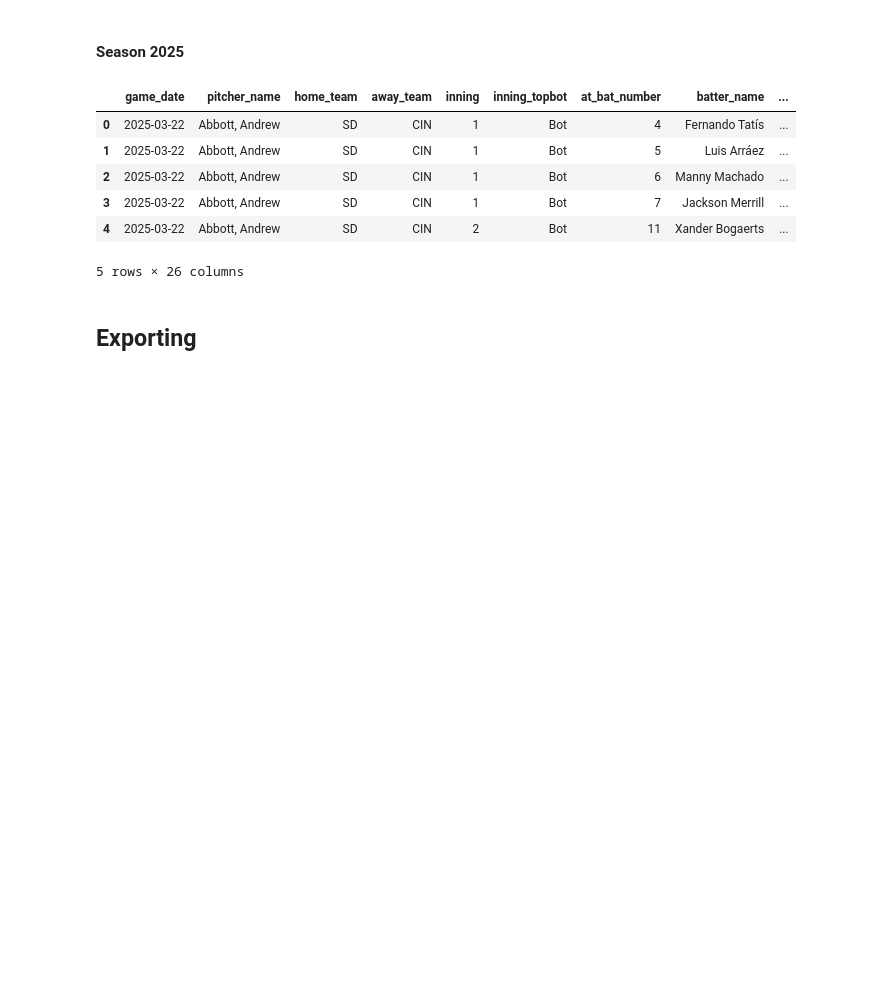
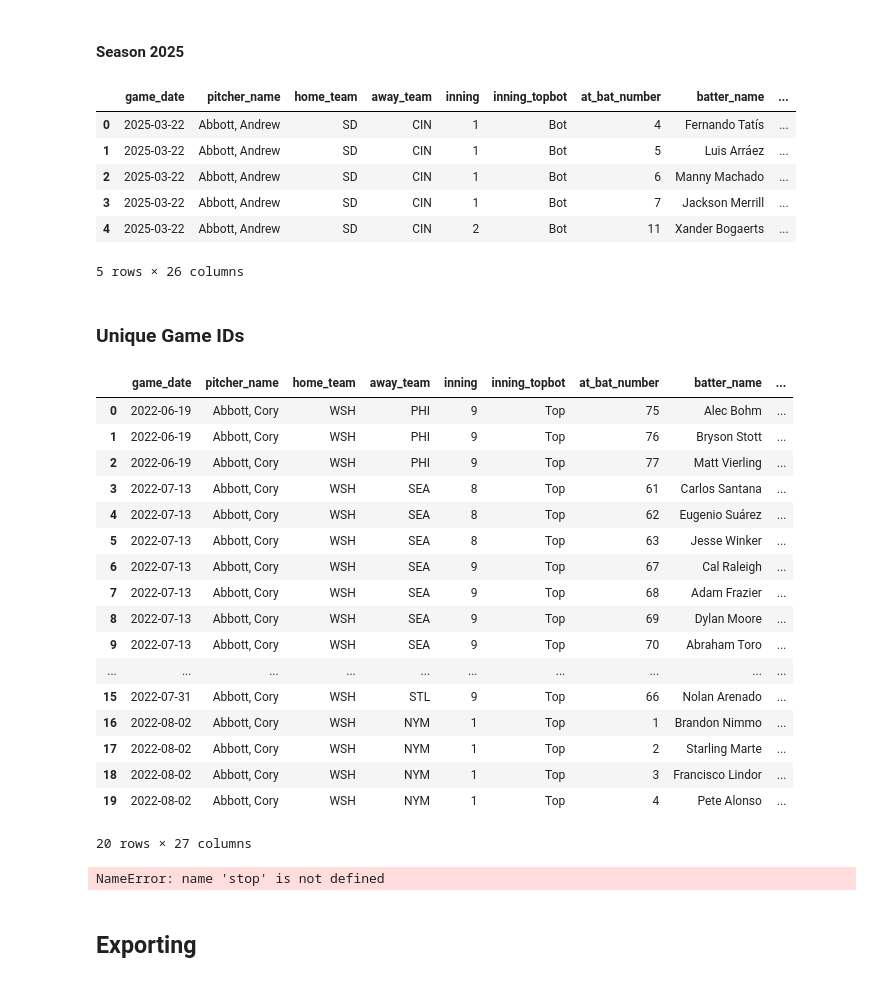
Before and after one commit to Sam-Gartenstein/home-run-prediction, a Jupyter notebook: Game Preprocessing.ipynb, the cells around one changed output. Saved outputs shown, nothing was run; the diff lists cells and outputs as text; code cells hidden in the pictures; blank space fills up the shorter version.

Commit message:
Created unique id's for each game using date and teams

```diff
--- a/Game Preprocessing.ipynb
+++ b/Game Preprocessing.ipynb
@@ -1252,6 +1249,36 @@ Season 2025
 | 3 | 2025-03-22 | Abbott, Andrew | SD | CIN | 1 | Bot | 7 | Jackson Merrill | ... |
 | 4 | 2025-03-22 | Abbott, Andrew | SD | CIN | 2 | Bot | 11 | Xander Bogaerts | ... |
 5 rows × 26 columns
+# %% [markdown]
+### Unique Game IDs
+# %%
+at_bats_2022["game_date_temp"] = pd.to_datetime(df["game_date"]).dt.strftime("%Y%m%d")
+at_bats_2022["game_id"] = at_bats_2022["game_date_temp"] + "_" + at_bats_2022["away_team"] + "@" + at_bats_2022["home_team"]
+at_bats_2022 = at_bats_2022.drop(columns=["game_date_temp"])
+at_bats_2022.head(20)
+# %% [output]
+|  | game_date | pitcher_name | home_team | away_team | inning | inning_topbot | at_bat_number | batter_name | ... |
+| 0 | 2022-06-19 | Abbott, Cory | WSH | PHI | 9 | Top | 75 | Alec Bohm | ... |
+| 1 | 2022-06-19 | Abbott, Cory | WSH | PHI | 9 | Top | 76 | Bryson Stott | ... |
+| 2 | 2022-06-19 | Abbott, Cory | WSH | PHI | 9 | Top | 77 | Matt Vierling | ... |
+| 3 | 2022-07-13 | Abbott, Cory | WSH | SEA | 8 | Top | 61 | Carlos Santana | ... |
+| 4 | 2022-07-13 | Abbott, Cory | WSH | SEA | 8 | Top | 62 | Eugenio Suárez | ... |
+| 5 | 2022-07-13 | Abbott, Cory | WSH | SEA | 8 | Top | 63 | Jesse Winker | ... |
+| 6 | 2022-07-13 | Abbott, Cory | WSH | SEA | 9 | Top | 67 | Cal Raleigh | ... |
+| 7 | 2022-07-13 | Abbott, Cory | WSH | SEA | 9 | Top | 68 | Adam Frazier | ... |
+| 8 | 2022-07-13 | Abbott, Cory | WSH | SEA | 9 | Top | 69 | Dylan Moore | ... |
+| 9 | 2022-07-13 | Abbott, Cory | WSH | SEA | 9 | Top | 70 | Abraham Toro | ... |
+| ... | ... | ... | ... | ... | ... | ... | ... | ... | ... |
+| 15 | 2022-07-31 | Abbott, Cory | WSH | STL | 9 | Top | 66 | Nolan Arenado | ... |
+| 16 | 2022-08-02 | Abbott, Cory | WSH | NYM | 1 | Top | 1 | Brandon Nimmo | ... |
+| 17 | 2022-08-02 | Abbott, Cory | WSH | NYM | 1 | Top | 2 | Starling Marte | ... |
+| 18 | 2022-08-02 | Abbott, Cory | WSH | NYM | 1 | Top | 3 | Francisco Lindor | ... |
+| 19 | 2022-08-02 | Abbott, Cory | WSH | NYM | 1 | Top | 4 | Pete Alonso | ... |
+20 rows × 27 columns
+# %%
+stop
+# %% [output]
+NameError: name 'stop' is not defined
 # %% [markdown]
 ## Exporting
 # %%
```
Also changed, not shown: parts of 12 cells of this notebook.
